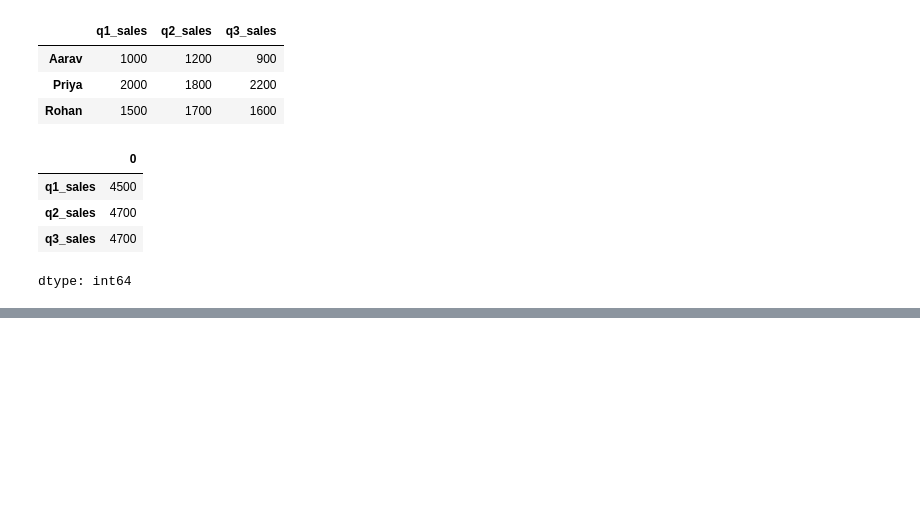
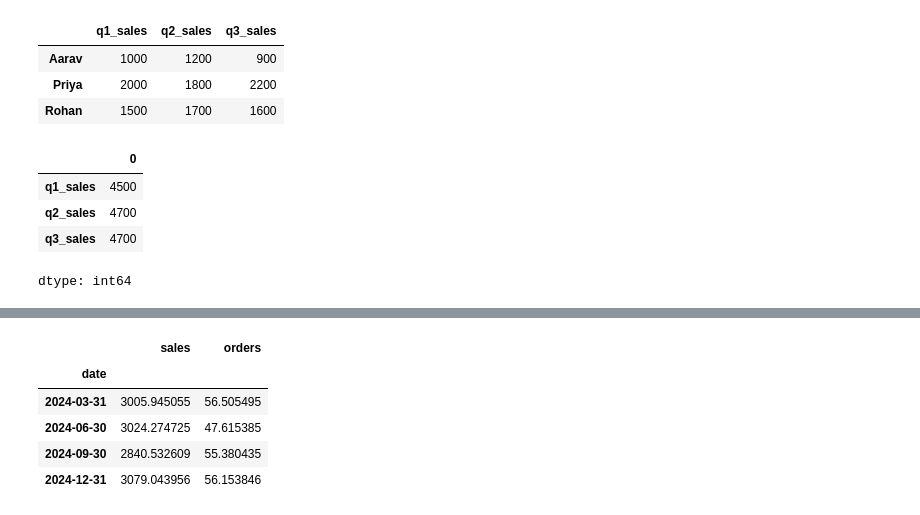
Before and after one commit to Bhakti77/pandas, a Jupyter notebook: pandas_advanced.ipynb, the cells around one changed output, grey strips where cells are left out. Drawn from its saved outputs; the diff is of its cells as text; code cells hidden in the pictures; blank space fills up the shorter version.

```diff
--- a/pandas_advanced.ipynb
+++ b/pandas_advanced.ipynb
@@ -62,0 +134,10 @@ dtype: int64
+# %%
+#weekly average
+ts.resample('QE').mean()
+# %% [output]
+|  | sales | orders |
+| date |  |  |
+| 2024-03-31 | 3005.945055 | 56.505495 |
+| 2024-06-30 | 3024.274725 | 47.615385 |
+| 2024-09-30 | 2840.532609 | 55.380435 |
+| 2024-12-31 | 3079.043956 | 56.153846 |
```
Also changed, not shown: parts of 6 cells of this notebook.
